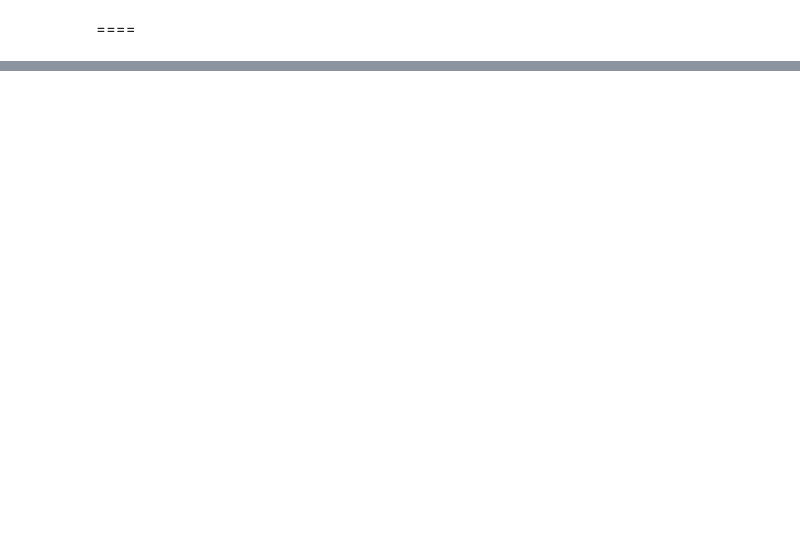
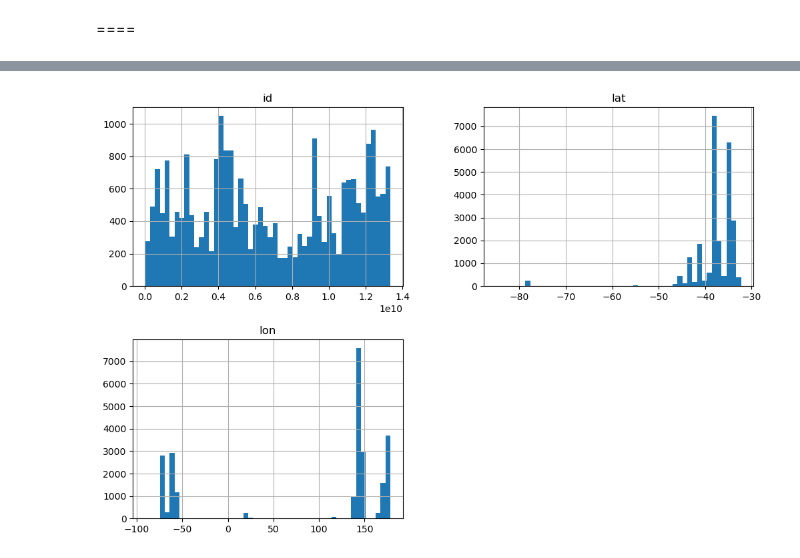
Before and after one commit to YevheniiaBenediuk2000/Abilico-nextjs, a Jupyter notebook: download_osm_wheelchair.ipynb, the cells around one changed output, grey strips where cells are left out. Cells and saved outputs as stored; diff of their text form; code cells hidden in the pictures; blank space fills up the shorter version.

```diff
--- a/download_osm_wheelchair.ipynb
+++ b/download_osm_wheelchair.ipynb
@@ -36,4 +37,6 @@ with open('osm_data_cache_-90_-180_90_180.json', 'r') as f:
 # %%
+import pandas as pd
+
 # Convert to DataFrame - only first 1/100 of the data
 from tqdm import tqdm
 import os
@@ -58,16 +61,19 @@ else:
     print(f"Processing first 1/10: {subset_size} elements")
 
     chunk_size = 10000  # Process 10k elements at a time
-    chunks = []
+    osm_wheelchair = None
 
-    for i in tqdm(range(0, len(elements_subset), chunk_size), desc="Converting to DataFrame"):
-        chunk = elements_subset[i:i + chunk_size]
+    for i in tqdm(range(0, len(elements), chunk_size), desc="Converting to DataFrame"):
+        chunk = elements[i:i + chunk_size]
         df_chunk = pd.json_normalize(chunk)
-        chunks.append(df_chunk)
 
-    # Combine all chunks
-    osm_wheelchair = pd.concat(chunks, ignore_index=True)
+        if osm_wheelchair is None:
+            osm_wheelchair = df_chunk
+        else:
+            osm_wheelchair = pd.concat([osm_wheelchair, df_chunk], ignore_index=True)
+
     print(f"\nFinal DataFrame shape: {osm_wheelchair.shape}")
 
+osm_wheelchair.info()
 osm_wheelchair.head()
 # %% [output]
@@ -90,0 +112,6 @@ memory usage: 1.6+ GB
+# %%
+import matplotlib.pyplot as plt
+osm_wheelchair.hist(bins=50, figsize=(12, 8))
+plt.show()
+# %% [output]
+[figure, added]
```
Also changed, not shown: parts of 6 cells of this notebook.
